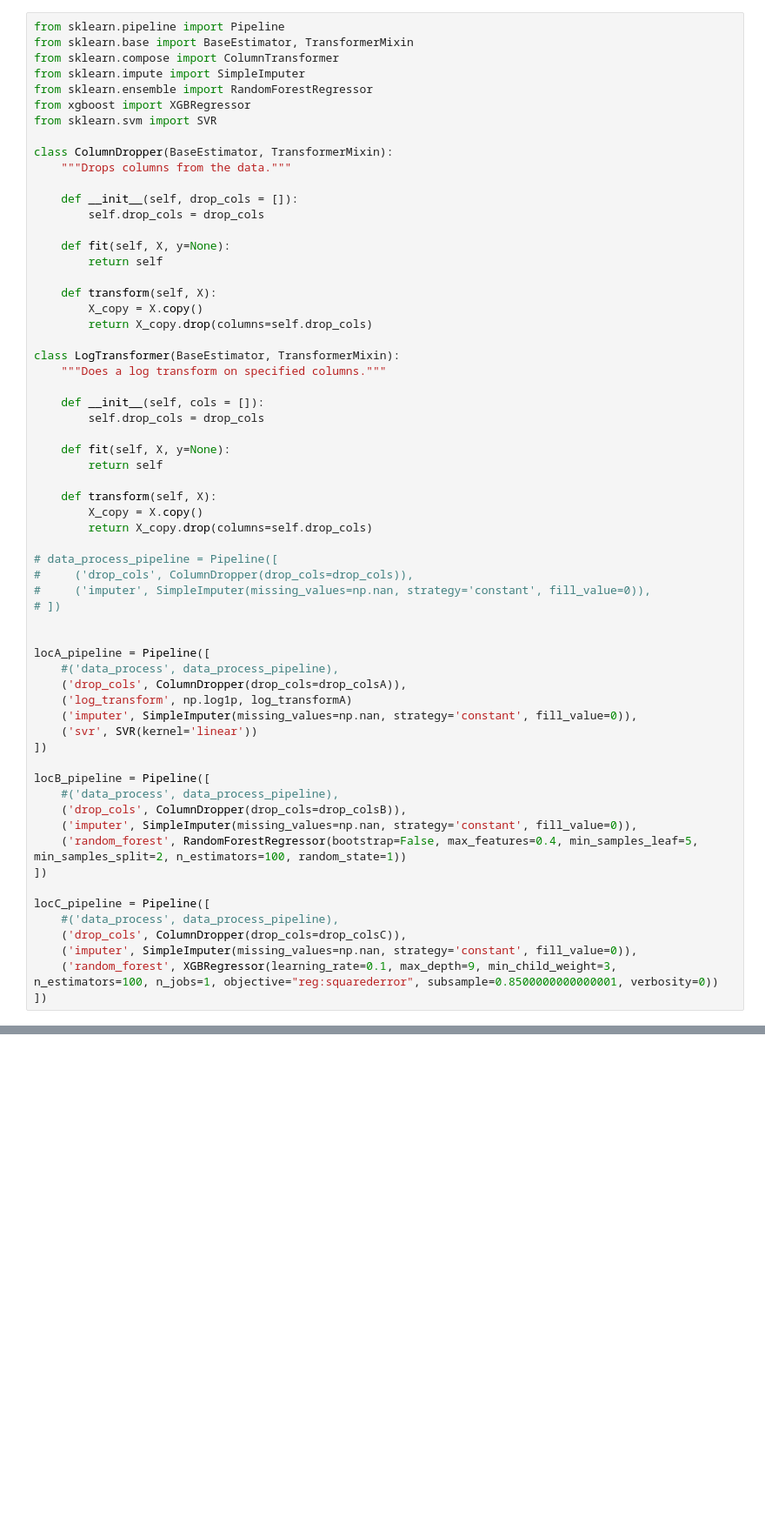
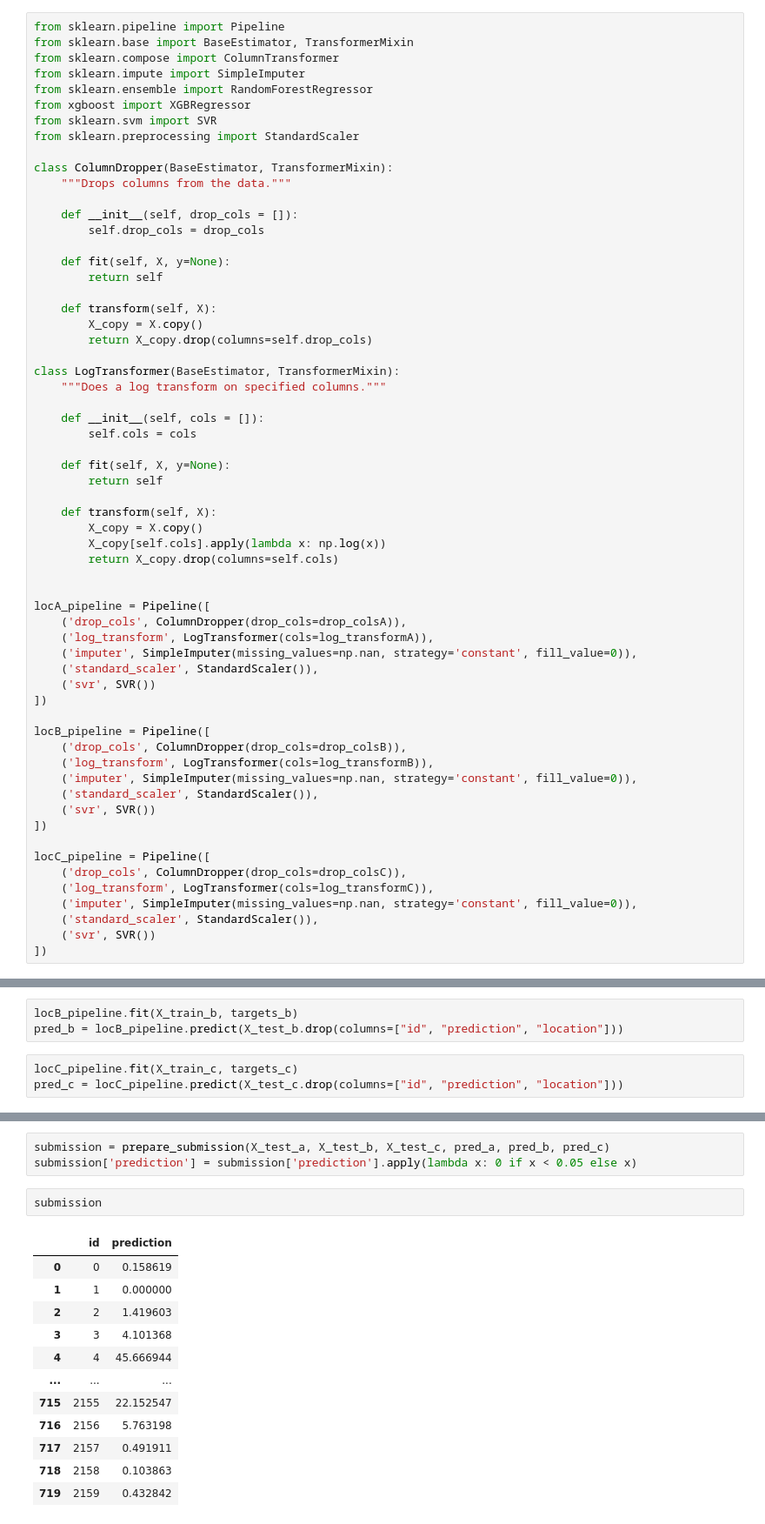
Before and after one commit to taheeraahmed/tdt4173-project, a Jupyter notebook: simple_models.ipynb, the cells around one changed output, grey strips where cells are left out. Shown at 87% size. Cells and saved outputs as stored; diff of their text form; blank space fills up the shorter version.

```diff
--- a/simple_models.ipynb
+++ b/simple_models.ipynb
@@ -47,6 +51,7 @@ from sklearn.impute import SimpleImputer
 from sklearn.ensemble import RandomForestRegressor
 from xgboost import XGBRegressor
 from sklearn.svm import SVR
+from sklearn.preprocessing import StandardScaler
 
 class ColumnDropper(BaseEstimator, TransformerMixin):
     """Drops columns from the data."""
@@ -65,39 +70,37 @@ class LogTransformer(BaseEstimator, TransformerMixin):
     """Does a log transform on specified columns."""
 
     def __init__(self, cols = []):
-        self.drop_cols = drop_cols
+        self.cols = cols
 
     def fit(self, X, y=None):
         return self
 
     def transform(self, X):
         X_copy = X.copy()
-        return X_copy.drop(columns=self.drop_cols)
-
-# data_process_pipeline = Pipeline([
-#     ('drop_cols', ColumnDropper(drop_cols=drop_cols)),
-#     ('imputer', SimpleImputer(missing_values=np.nan, strategy='constant', fill_value=0)),
-# ])
+        X_copy[self.cols].apply(lambda x: np.log(x))
+        return X_copy.drop(columns=self.cols)
 
 
 locA_pipeline = Pipeline([
-    #('data_process', data_process_pipeline),
     ('drop_cols', ColumnDropper(drop_cols=drop_colsA)),
-    ('log_transform', np.log1p, log_transformA)
+    ('log_transform', LogTransformer(cols=log_transformA)),
     ('imputer', SimpleImputer(missing_values=np.nan, strategy='constant', fill_value=0)),
-    ('svr', SVR(kernel='linear'))
+    ('standard_scaler', StandardScaler()),
+    ('svr', SVR())
 ])
 
 locB_pipeline = Pipeline([
-    #('data_process', data_process_pipeline),
     ('drop_cols', ColumnDropper(drop_cols=drop_colsB)),
+    ('log_transform', LogTransformer(cols=log_transformB)),
     ('imputer', SimpleImputer(missing_values=np.nan, strategy='constant', fill_value=0)),
-    ('random_forest', RandomForestRegressor(bootstrap=False, max_features=0.4, min_samples_leaf=5, min_samples_split=2, n_estimators=100, random_state=1))
+    ('standard_scaler', StandardScaler()),
+    ('svr', SVR())
 ])
 
 locC_pipeline = Pipeline([
-    #('data_process', data_process_pipeline),
     ('drop_cols', ColumnDropper(drop_cols=drop_colsC)),
+    ('log_transform', LogTransformer(cols=log_transformC)),
     ('imputer', SimpleImputer(missing_values=np.nan, strategy='constant', fill_value=0)),
-    ('random_forest', XGBRegressor(learning_rate=0.1, max_depth=9, min_child_weight=3, n_estimators=100, n_jobs=1, objective="reg:squarederror", subsample=0.8500000000000001, verbosity=0))
+    ('standard_scaler', StandardScaler()),
+    ('svr', SVR())
 ])
@@ -110,0 +110,6 @@ TypeError: All estimators should implement fit and transform, or can be 'drop' o
+# %%
+locB_pipeline.fit(X_train_b, targets_b)
+pred_b = locB_pipeline.predict(X_test_b.drop(columns=["id", "prediction", "location"]))
+# %%
+locC_pipeline.fit(X_train_c, targets_c)
+pred_c = locC_pipeline.predict(X_test_c.drop(columns=["id", "prediction", "location"]))
@@ -110,0 +126,18 @@ TypeError: All estimators should implement fit and transform, or can be 'drop' o
+# %%
+submission = prepare_submission(X_test_a, X_test_b, X_test_c, pred_a, pred_b, pred_c)
+submission['prediction'] = submission['prediction'].apply(lambda x: 0 if x < 0.05 else x)
+# %%
+submission
+# %% [output]
+|  | id | prediction |
+| 0 | 0 | 0.158619 |
+| 1 | 1 | 0.000000 |
+| 2 | 2 | 1.419603 |
+| 3 | 3 | 4.101368 |
+| 4 | 4 | 45.666944 |
+| ... | ... | ... |
+| 715 | 2155 | 22.152547 |
+| 716 | 2156 | 5.763198 |
+| 717 | 2157 | 0.491911 |
+| 718 | 2158 | 0.103863 |
+| 719 | 2159 | 0.432842 |
```
Also changed, not shown: parts of 6 cells of this notebook, 2 other files.
